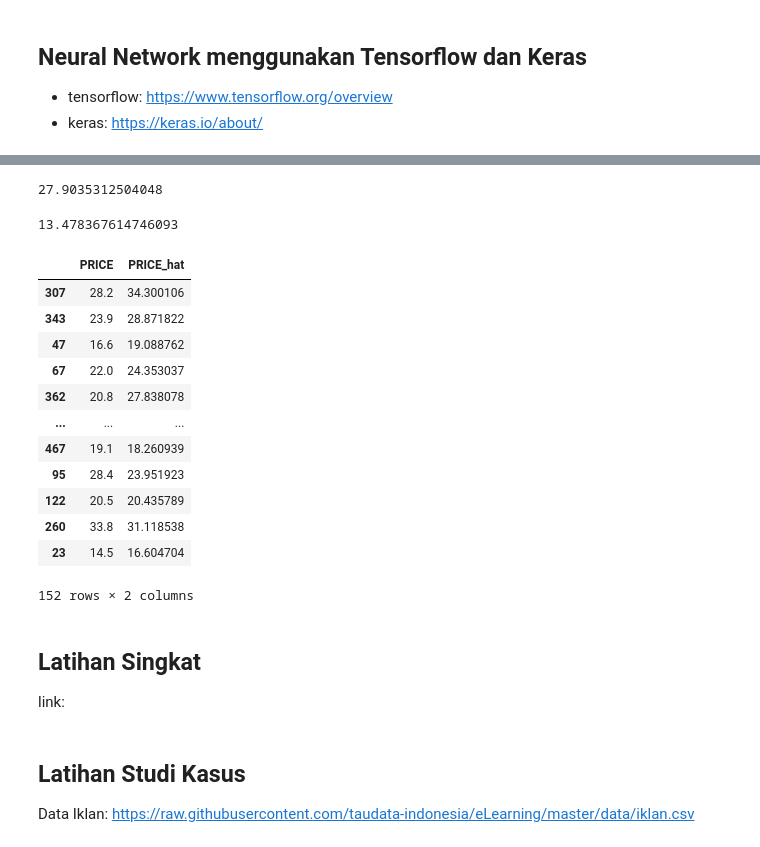
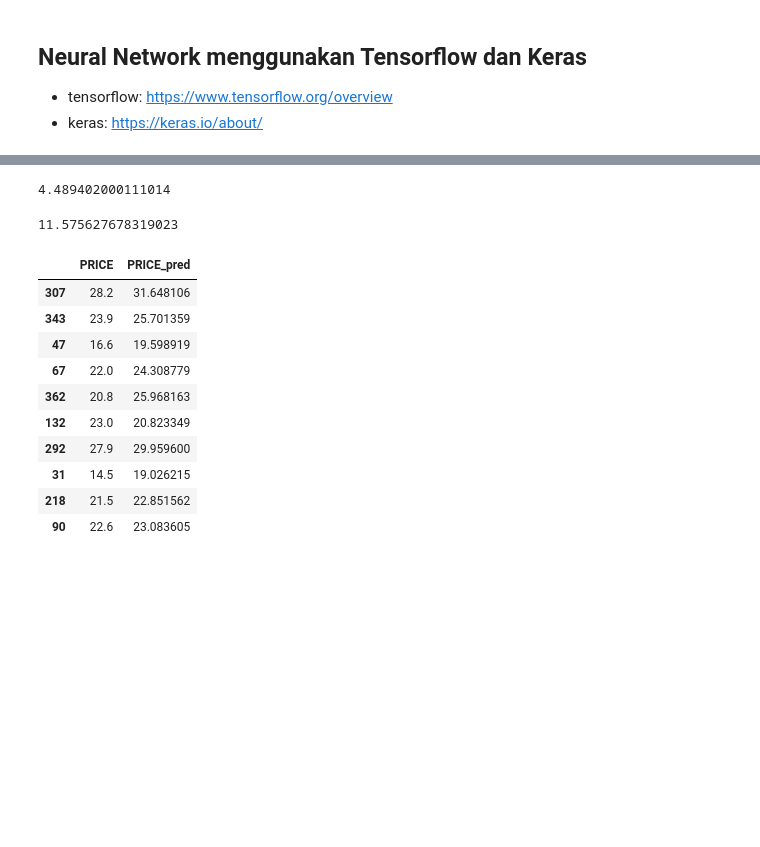
Before and after one commit to sakerajunior/ptpjb, a Jupyter notebook: 13 - Introduction to Deep Learning.ipynb, the cells around one changed output, grey strips where cells are left out. Cells and saved outputs as stored; diff of their text form; code cells hidden in the pictures; blank space fills up the shorter version.

```diff
--- a/13 - Introduction to Deep Learning.ipynb
+++ b/13 - Introduction to Deep Learning.ipynb
@@ -80,0 +102,10 @@ len(x)
+# %%
+# Loading Data
+from sklearn.datasets import load_boston
+boston = load_boston()
+
+# Convert ke Pandas Dataframe
+bos = pd.DataFrame(boston.data)
+bos.columns = boston.feature_names
+bos['PRICE'] = boston.target
+bos.head()
@@ -130,4 +242,2 @@ Adam adalah algoritma populer di bidang Deep Learningn karena mencapai hasil yan
 # %%
-# fit the model
-history = model.fit(X_train, y_train,
-                    epochs=100, verbose=0)
+history = model.fit(X_train, y_train, epochs=300, validation_split=0.1, verbose=1)
@@ -285,8 +261,0 @@ _________________________________________________________________
-# %%
-# fit the model
-early_stop = keras.callbacks.EarlyStopping(monitor='val_loss', patience=50)
-
-history = model.fit(X_train, y_train,
-                    epochs=1000,
-                    validation_split=0.1, verbose=1,
-                    callbacks=[early_stop])
@@ -322,41 +276,31 @@ plt.legend()
 # %%
 # Mean Squared Error (MSE) test data
-from sklearn.metrics import mean_squared_error
+from sklearn.metrics import mean_squared_error as mse
 
 y_pred = model.predict(X_test)
-mse = mean_squared_error(y_test, y_pred)
-mse
+rmse = np.sqrt(mse(y_test, y_pred))
+rmse
 # %% [output]
-27.9035312504048
+4.489402000111014
 # %%
 # Mean Absolute Error (MAE) test data
 mae = np.mean(np.abs(y_test-y_pred[0]))
 mae
 # %% [output]
-13.478367614746093
+11.575627678319023
 # %%
 hasil = pd.DataFrame(y_test, columns = ["PRICE"])
-hasil["PRICE_hat"] = y_pred
-hasil
+hasil["PRICE_pred"] = y_pred
+hasil.head(10)
 # %% [output]
-|  | PRICE | PRICE_hat |
-| 307 | 28.2 | 34.300106 |
-| 343 | 23.9 | 28.871822 |
-| 47 | 16.6 | 19.088762 |
-| 67 | 22.0 | 24.353037 |
-| 362 | 20.8 | 27.838078 |
-| ... | ... | ... |
-| 467 | 19.1 | 18.260939 |
-| 95 | 28.4 | 23.951923 |
-| 122 | 20.5 | 20.435789 |
-| 260 | 33.8 | 31.118538 |
-| 23 | 14.5 | 16.604704 |
+|  | PRICE | PRICE_pred |
+| 307 | 28.2 | 31.648106 |
+| 343 | 23.9 | 25.701359 |
+| 47 | 16.6 | 19.598919 |
+| 67 | 22.0 | 24.308779 |
+| 362 | 20.8 | 25.968163 |
+| 132 | 23.0 | 20.823349 |
+| 292 | 27.9 | 29.959600 |
+| 31 | 14.5 | 19.026215 |
+| 218 | 21.5 | 22.851562 |
+| 90 | 22.6 | 23.083605 |
-152 rows × 2 columns
-# %% [markdown]
-## Latihan Singkat
-
-link:
-# %% [markdown]
-## Latihan Studi Kasus
-
-Data Iklan: https://raw.githubusercontent.com/taudata-indonesia/eLearning/master/data/iklan.csv
```
Also changed, not shown: parts of 44 cells of this notebook, 1 other file.
